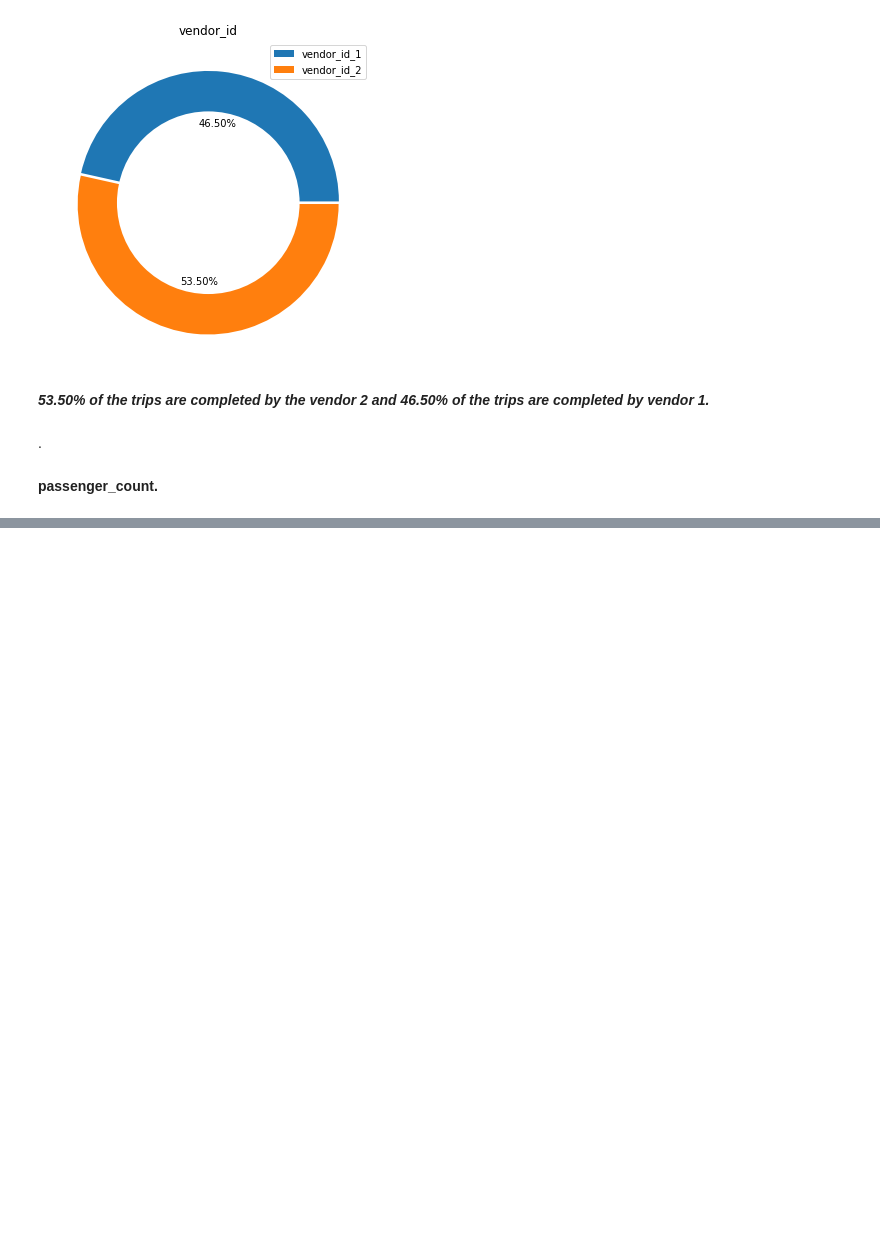
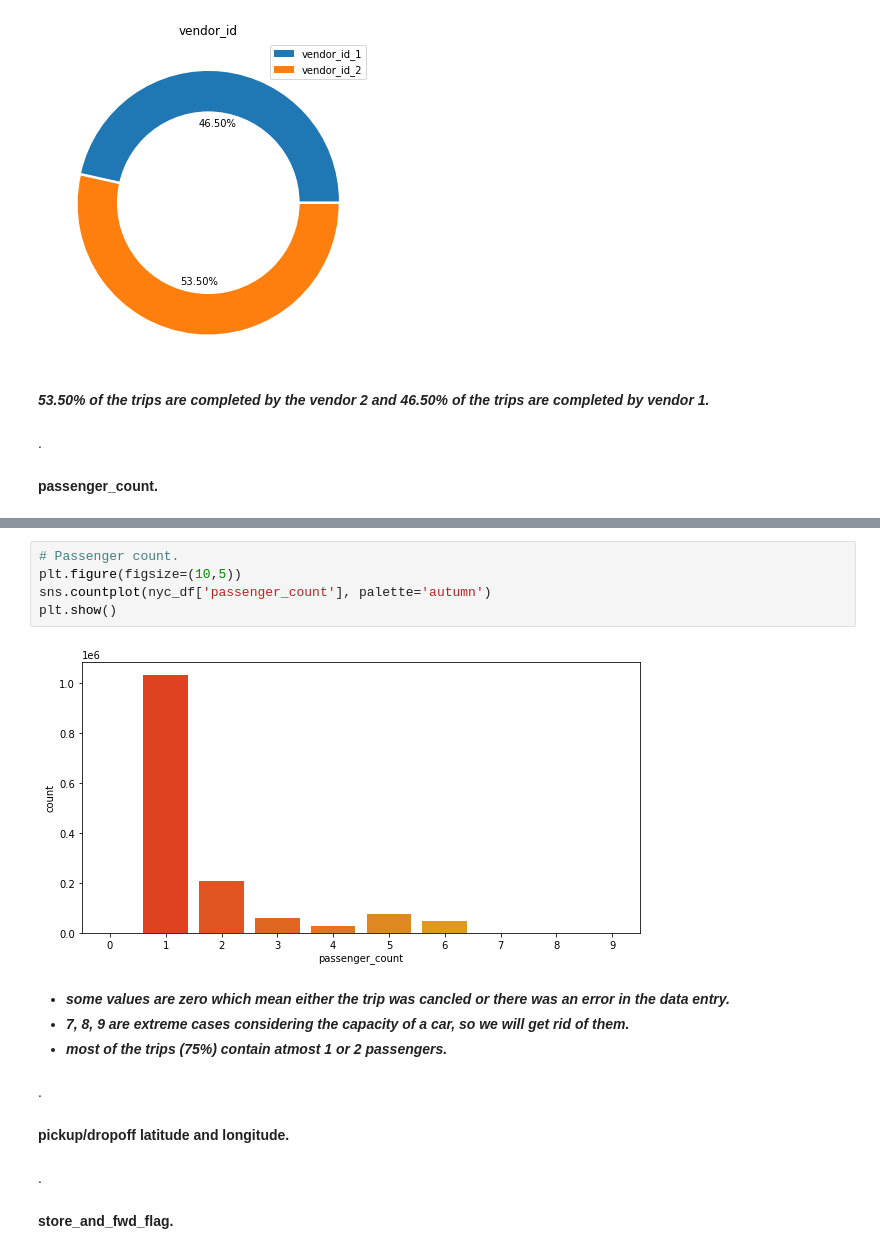
Before and after one commit to anishjohnson/NYC_Taxi_Trip_Time_Prediction, a Jupyter notebook: NYC_Taxi_TripDuration_Prediction.ipynb, the cells around one changed output, grey strips where cells are left out. Drawn from its saved outputs; the diff is of its cells as text; blank space fills up the shorter version.

```diff
--- a/NYC_Taxi_TripDuration_Prediction.ipynb
+++ b/NYC_Taxi_TripDuration_Prediction.ipynb
@@ -260,0 +282,19 @@ plt.show()
+# %%
+# Passenger count.
+plt.figure(figsize=(10,5))
+sns.countplot(nyc_df['passenger_count'], palette='autumn')
+plt.show()
+# %% [output]
+[figure, added]
+# %% [markdown]
+* ***some values are zero which mean either the trip was cancled or there was an error in the data entry.***
+* ***7, 8, 9 are extreme cases considering the capacity of a car, so we will get rid of them.***
+* ***most of the trips (75%) contain atmost 1 or 2 passengers.***
+# %% [markdown]
+.
+# %% [markdown]
+**pickup/dropoff latitude and longitude.**
+# %% [markdown]
+.
+# %% [markdown]
+**store_and_fwd_flag.**
```
Also changed, not shown: parts of 10 cells of this notebook.
